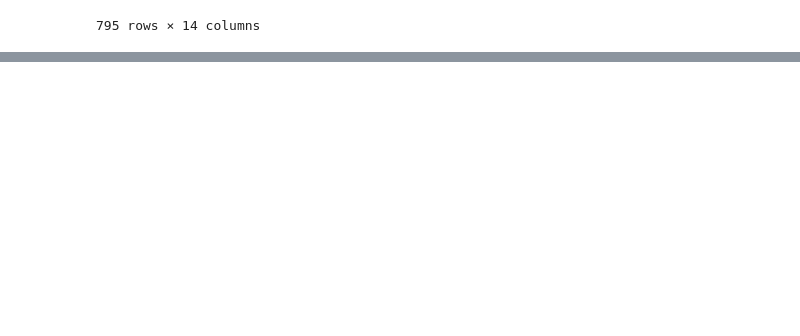
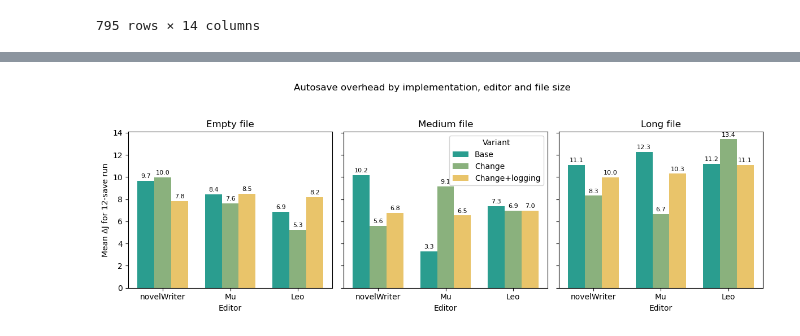
Before and after one commit to MariaKuusvek/MSc-Thesis, a Jupyter notebook: test_results_2/statisticalTestsUsingDelta.ipynb, the cells around one changed output, grey strips where cells are left out. Drawn from its saved outputs; the diff is of its cells as text; code cells hidden in the pictures; blank space fills up the shorter version.

```diff
--- a/test_results_2/statisticalTestsUsingDelta.ipynb
+++ b/test_results_2/statisticalTestsUsingDelta.ipynb
@@ -620,0 +651,53 @@ plt.show()
+# %%
+df = test_df.copy()
+df['delta_pkg'] = df['energy_pkg']
+
+order_sizes = ['empty', 'medium', 'long']
+order_editors = ['novelWriter', 'mu', 'leo']
+order_variants = ['base', 'change', 'change+logging']
+colors = ["#2A9D8F", "#8AB17D", "#E9C46A"]
+bar_width = 1
+
+# A lot of help was used by GPT for the diagram below
+
+g = (df.groupby(['size', 'app', 'variant'])['delta_pkg'].mean().reindex(
+           pd.MultiIndex.from_product(
+               [order_sizes, order_editors, order_variants],
+               names=['size', 'app', 'variant']
+           )
+       )
+       .reset_index())
+
+fig, axs = plt.subplots(1, 3, figsize=(12, 4), sharey=True)
+
+for ax, sz in zip(axs, order_sizes):
+    subset = g[g['size'] == sz]
+
+    for i, editor in enumerate(order_editors):
+        heights = (subset[subset['app'] == editor]
+                   .set_index('variant')
+                   .loc[order_variants, 'delta_pkg']
+                   .values)
+        x_base = i * 4
+
+        for j, (variant, h) in enumerate(zip(order_variants, heights)):
+            bar = ax.bar(x_base + j, h,
+                         width=bar_width,
+                         color=colors[j],
+                         label=variant.capitalize() if i == 0 else None)
+            ax.text(x_base + j, h + 0.15,
+                    f'{h:.1f}',
+                    ha='center', va='bottom', fontsize=8)
+
+    ax.set_title(f'{sz.capitalize()} file')
+    ax.set_xticks([i * 4 + 1 for i in range(len(order_editors))])
+    ax.set_xticklabels(['novelWriter', 'Mu', 'Leo'])
+    ax.set_xlabel('Editor')
+
+axs[0].set_ylabel('Mean ΔJ for 12-save run')
+fig.suptitle('Autosave overhead by implementation, editor and file size', y=1.05)
+axs[1].legend(title='Variant')
+plt.tight_layout()
+plt.show()
+# %% [output]
+[figure, added]
```
Also changed, not shown: parts of 20 cells of this notebook, 28 other files.
